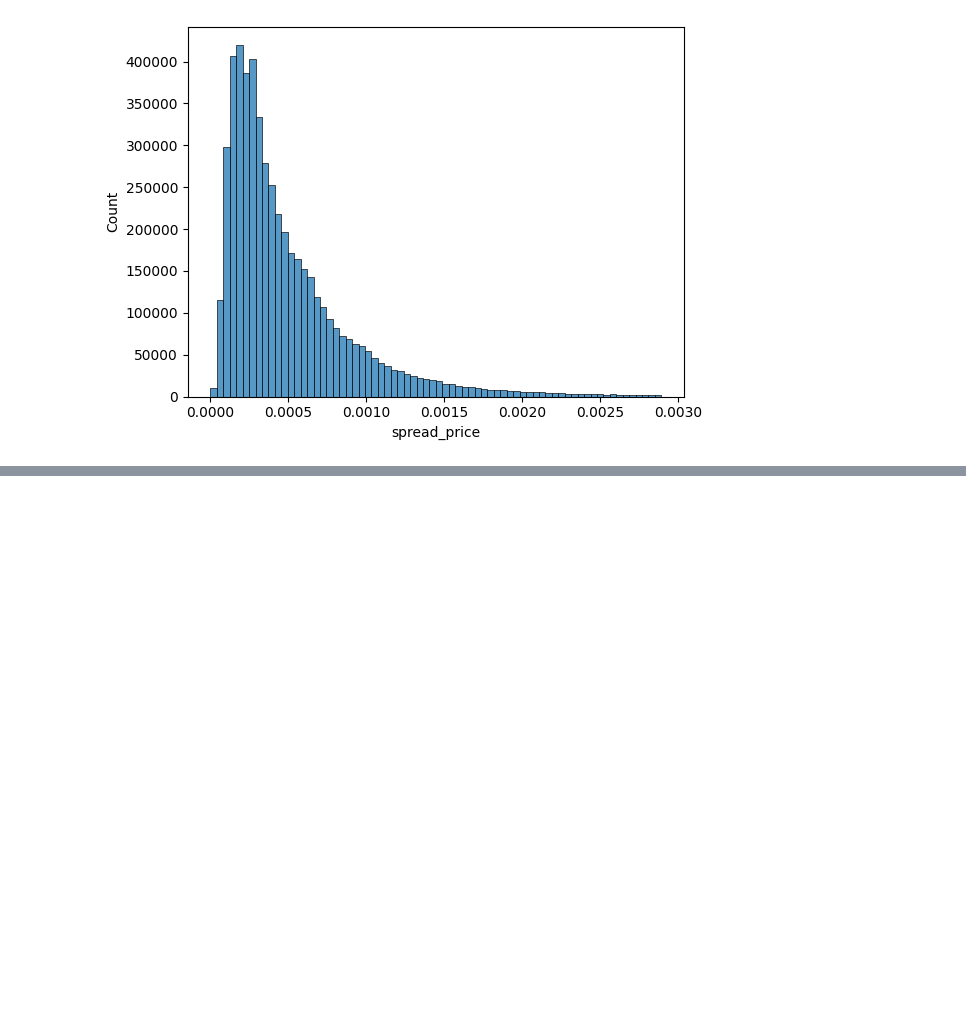
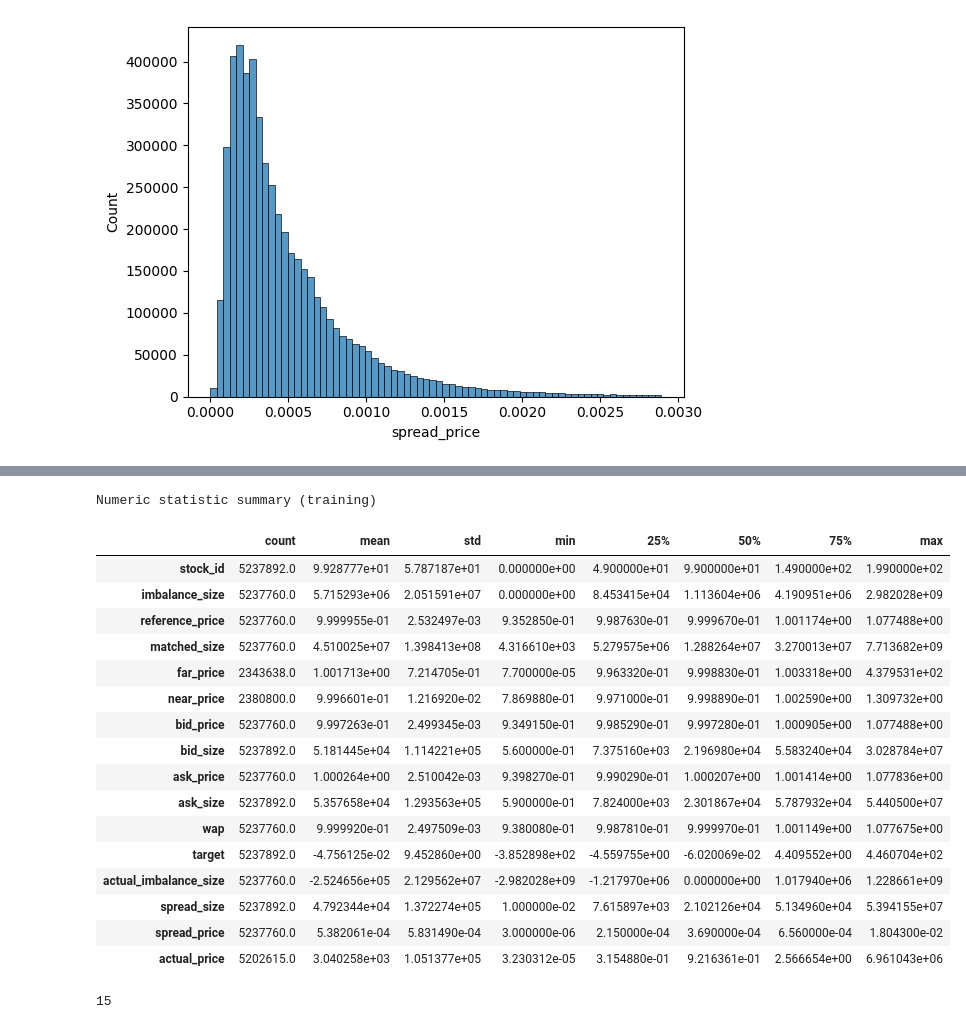
Before and after one commit to huanrafa/ProjectPracticing, a Jupyter notebook: 2023_12(1) Optiver - Trading at the Close/OptiverTrading.ipynb, the cells around one changed output, grey strips where cells are left out. Cells and saved outputs as stored; diff of their text form; code cells hidden in the pictures; blank space fills up the shorter version.

```diff
--- a/2023_12(1) Optiver - Trading at the Close/OptiverTrading.ipynb
+++ b/2023_12(1) Optiver - Trading at the Close/OptiverTrading.ipynb
@@ -765,0 +759,3 @@ testing.loc[~testing['stock_id'].isin(total_list2), 'flag_high_actual_imbalance_
+# %%
+training = training.drop(['time_id', 'date_id', 'seconds_in_bucket'], axis=1)
+testing = testing.drop(['time_id', 'date_id', 'seconds_in_bucket'], axis=1)
@@ -765,0 +769,30 @@ testing.loc[~testing['stock_id'].isin(total_list2), 'flag_high_actual_imbalance_
+# %%
+df_num = training.select_dtypes(include=['int64', 'float64'])
+
+stats_num = df_num.describe().T
+scroll_stats_num = create_scrollable_table(stats_num, 'stats_num', 'Numeric statistic summary (training)')
+display(HTML(scroll_stats_num))
+
+df_num = df_num.drop(['target'], axis=1)
+print(len(df_num.columns))
+numerical_cols = df_num.columns
+# %% [output]
+Numeric statistic summary (training)
+|  | count | mean | std | min | 25% | 50% | 75% | max |
+| stock_id | 5237892.0 | 9.928777e+01 | 5.787187e+01 | 0.000000e+00 | 4.900000e+01 | 9.900000e+01 | 1.490000e+02 | 1.990000e+02 |
+| imbalance_size | 5237760.0 | 5.715293e+06 | 2.051591e+07 | 0.000000e+00 | 8.453415e+04 | 1.113604e+06 | 4.190951e+06 | 2.982028e+09 |
+| reference_price | 5237760.0 | 9.999955e-01 | 2.532497e-03 | 9.352850e-01 | 9.987630e-01 | 9.999670e-01 | 1.001174e+00 | 1.077488e+00 |
+| matched_size | 5237760.0 | 4.510025e+07 | 1.398413e+08 | 4.316610e+03 | 5.279575e+06 | 1.288264e+07 | 3.270013e+07 | 7.713682e+09 |
+| far_price | 2343638.0 | 1.001713e+00 | 7.214705e-01 | 7.700000e-05 | 9.963320e-01 | 9.998830e-01 | 1.003318e+00 | 4.379531e+02 |
+| near_price | 2380800.0 | 9.996601e-01 | 1.216920e-02 | 7.869880e-01 | 9.971000e-01 | 9.998890e-01 | 1.002590e+00 | 1.309732e+00 |
+| bid_price | 5237760.0 | 9.997263e-01 | 2.499345e-03 | 9.349150e-01 | 9.985290e-01 | 9.997280e-01 | 1.000905e+00 | 1.077488e+00 |
+| bid_size | 5237892.0 | 5.181445e+04 | 1.114221e+05 | 5.600000e-01 | 7.375160e+03 | 2.196980e+04 | 5.583240e+04 | 3.028784e+07 |
+| ask_price | 5237760.0 | 1.000264e+00 | 2.510042e-03 | 9.398270e-01 | 9.990290e-01 | 1.000207e+00 | 1.001414e+00 | 1.077836e+00 |
+| ask_size | 5237892.0 | 5.357658e+04 | 1.293563e+05 | 5.900000e-01 | 7.824000e+03 | 2.301867e+04 | 5.787932e+04 | 5.440500e+07 |
+| wap | 5237760.0 | 9.999920e-01 | 2.497509e-03 | 9.380080e-01 | 9.987810e-01 | 9.999970e-01 | 1.001149e+00 | 1.077675e+00 |
+| target | 5237892.0 | -4.756125e-02 | 9.452860e+00 | -3.852898e+02 | -4.559755e+00 | -6.020069e-02 | 4.409552e+00 | 4.460704e+02 |
+| actual_imbalance_size | 5237760.0 | -2.524656e+05 | 2.129562e+07 | -2.982028e+09 | -1.217970e+06 | 0.000000e+00 | 1.017940e+06 | 1.228661e+09 |
+| spread_size | 5237892.0 | 4.792344e+04 | 1.372274e+05 | 1.000000e-02 | 7.615897e+03 | 2.102126e+04 | 5.134960e+04 | 5.394155e+07 |
+| spread_price | 5237760.0 | 5.382061e-04 | 5.831490e-04 | 3.000000e-06 | 2.150000e-04 | 3.690000e-04 | 6.560000e-04 | 1.804300e-02 |
+| actual_price | 5202615.0 | 3.040258e+03 | 1.051377e+05 | 3.230312e-05 | 3.154880e-01 | 9.216361e-01 | 2.566654e+00 | 6.961043e+06 |
+15
```
Also changed, not shown: parts of 20 cells of this notebook.
